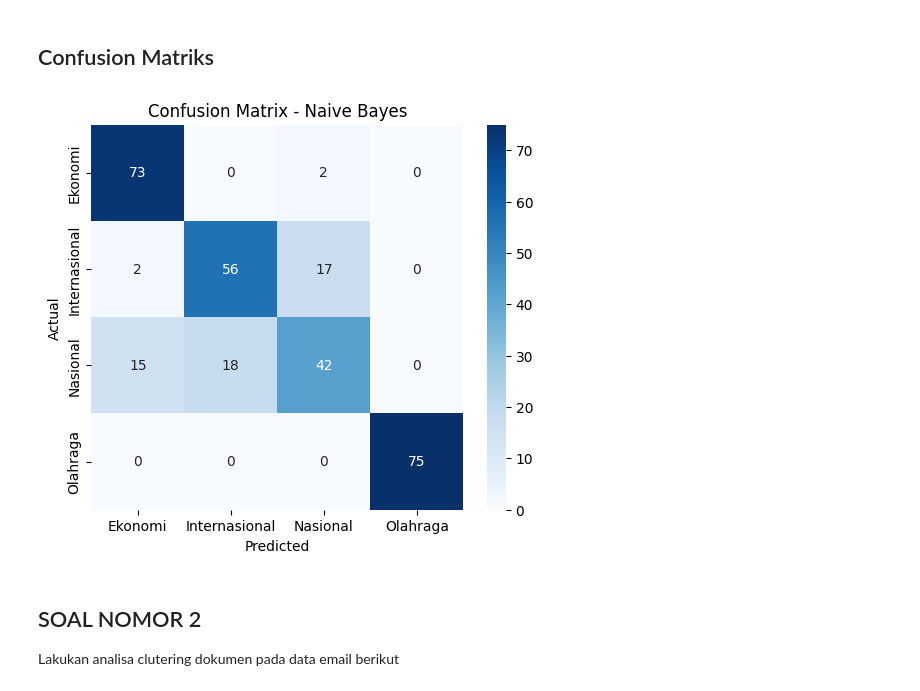
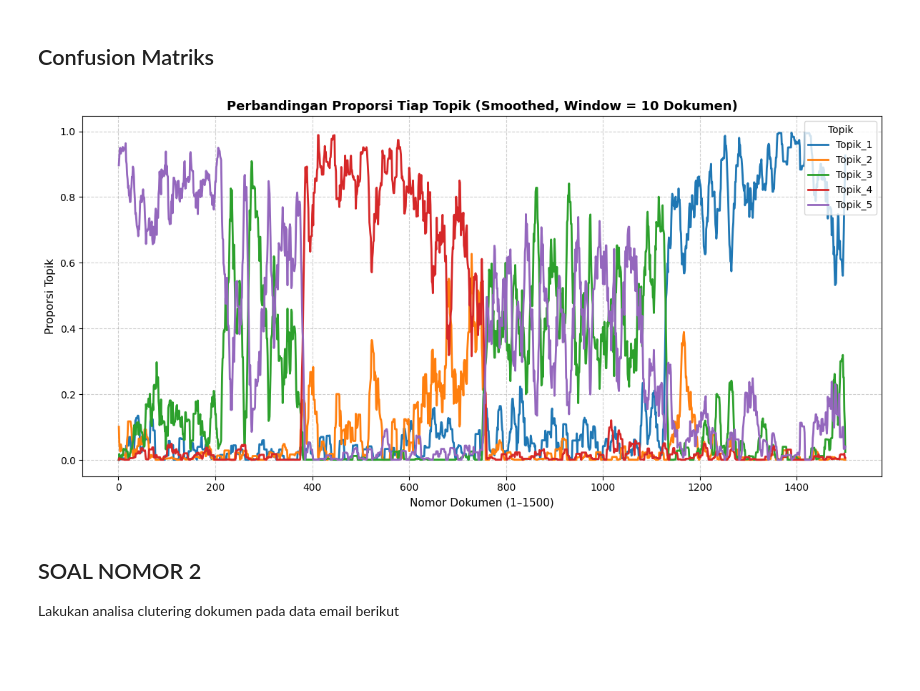
Before and after one commit to UmrFaruq/ppw, a Jupyter notebook: _sources/UTS (1).ipynb, the cells around one changed output. Drawn from its saved outputs; the diff is of its cells as text; code cells hidden in the pictures; blank space fills up the shorter version.

```diff
--- a/_sources/UTS (1).ipynb
+++ b/_sources/UTS (1).ipynb
@@ -109,0 +101,15 @@ Topik 5: israel, gaza, senjata, gencatan, orang
+# %%
+# --- Distribusi proporsi topik di setiap dokumen ---
+topic_distribution = lda.transform(dtm)
+
+# Jadikan DataFrame agar mudah dibaca
+import pandas as pd
+topic_df = pd.DataFrame(
+    topic_distribution,
+    columns=[f"Topik_{i+1}" for i in range(lda.n_components)]
+)
+
+# Gabungkan dengan data asli (opsional)
+berita_topics = pd.concat([df[['judul', 'kategori']], topic_df], axis=1)
+
+print(berita_topics.head(10).to_markdown(index=False))
@@ -226,29 +185,36 @@ Internasional       0.76      0.75      0.75        75
 # %% [markdown]
 ## Confusion Matriks
-# %%
-import matplotlib.pyplot as plt
-import seaborn as sns
-from sklearn.metrics import confusion_matrix
-
-# Naive Bayes
-plt.figure(figsize=(6,5))
-sns.heatmap(confusion_matrix(y_test, nb_pred), annot=True, fmt='d', cmap='Blues',
-            xticklabels=le.classes_, yticklabels=le.classes_)
-plt.title("Confusion Matrix - Naive Bayes")
-plt.xlabel("Predicted")
-plt.ylabel("Actual")
-plt.show()
-
-# SVM
-plt.figure(figsize=(6,5))
-sns.heatmap(confusion_matrix(y_test, svm_pred), annot=True, fmt='d', cmap='Greens',
-            xticklabels=le.classes_, yticklabels=le.classes_)
-plt.title("Confusion Matrix - SVM")
-plt.xlabel("Predicted")
-plt.ylabel("Actual")
-plt.show()
-# %% [output]
-[figure, removed]
+# %%
+import matplotlib.pyplot as plt
+
+# Ambil hanya kolom proporsi topik
+topik_cols = [f"Topik_{i+1}" for i in range(5)]
+topik_data = berita_topics[topik_cols]
+
+# Hitung rata-rata bergerak (rolling mean) untuk menghaluskan grafik
+# Window=10 artinya rata-rata dari 10 dokumen berurutan
+topik_data_smooth = topik_data.rolling(window=10, min_periods=1).mean()
+
+# Plot line chart
+plt.figure(figsize=(12,6))
+for col in topik_cols:
+    plt.plot(
+        range(1, len(topik_data_smooth)+1),
+        topik_data_smooth[col],
+        label=col,
+        linewidth=2.0
+    )
+
+# Pengaturan visualisasi
+plt.title("Perbandingan Proporsi Tiap Topik (Smoothed, Window = 10 Dokumen)", fontsize=13, fontweight='bold')
+plt.xlabel("Nomor Dokumen (1–1500)", fontsize=11)
+plt.ylabel("Proporsi Topik", fontsize=11)
+plt.legend(title="Topik", loc="upper right")
+plt.grid(True, linestyle="--", alpha=0.6)
+plt.tight_layout()
+plt.show()
+# %% [output]
+[figure, added]
 # %% [markdown]
 ## SOAL NOMOR 2
 
```
Also changed, not shown: parts of 13 cells of this notebook, 12 other files.
